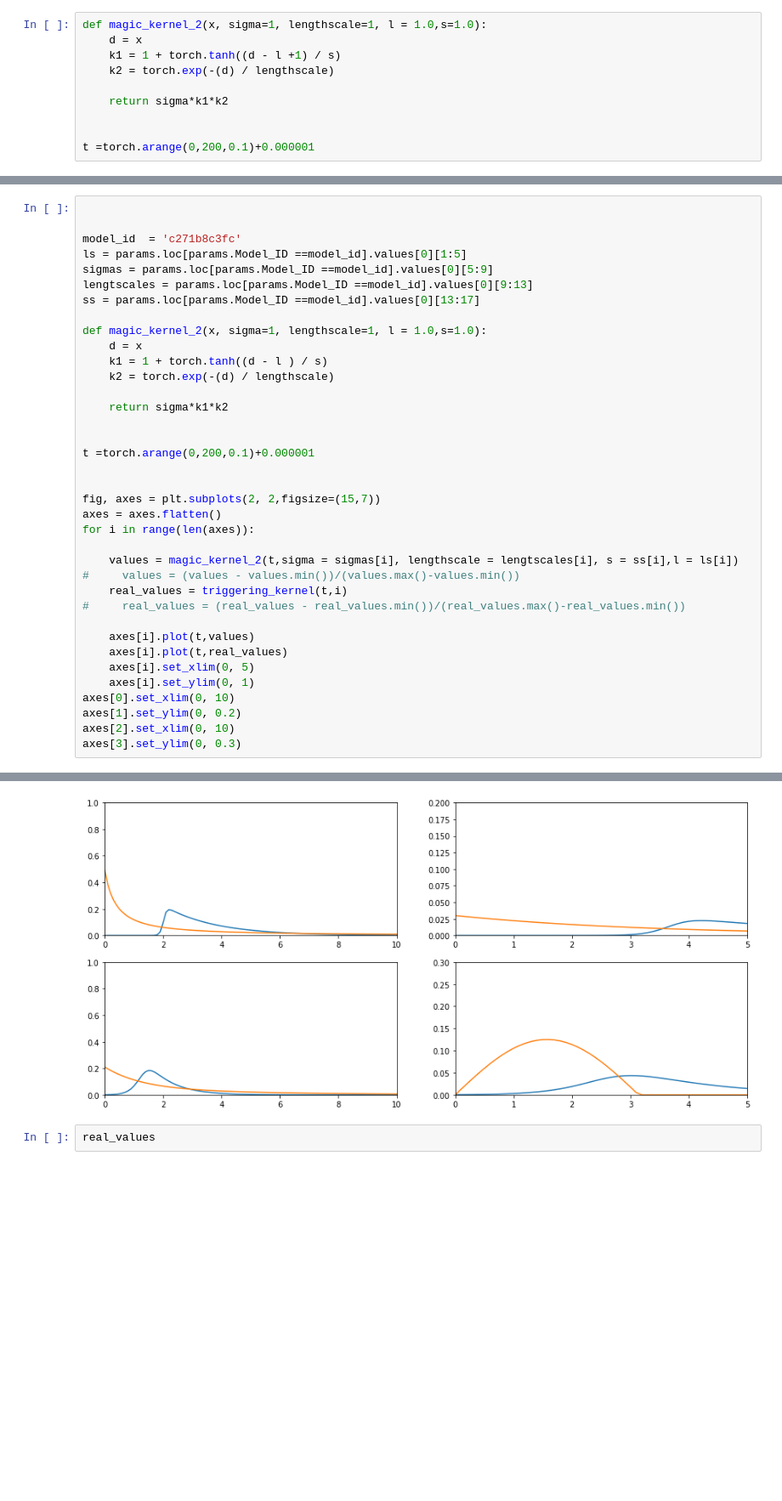
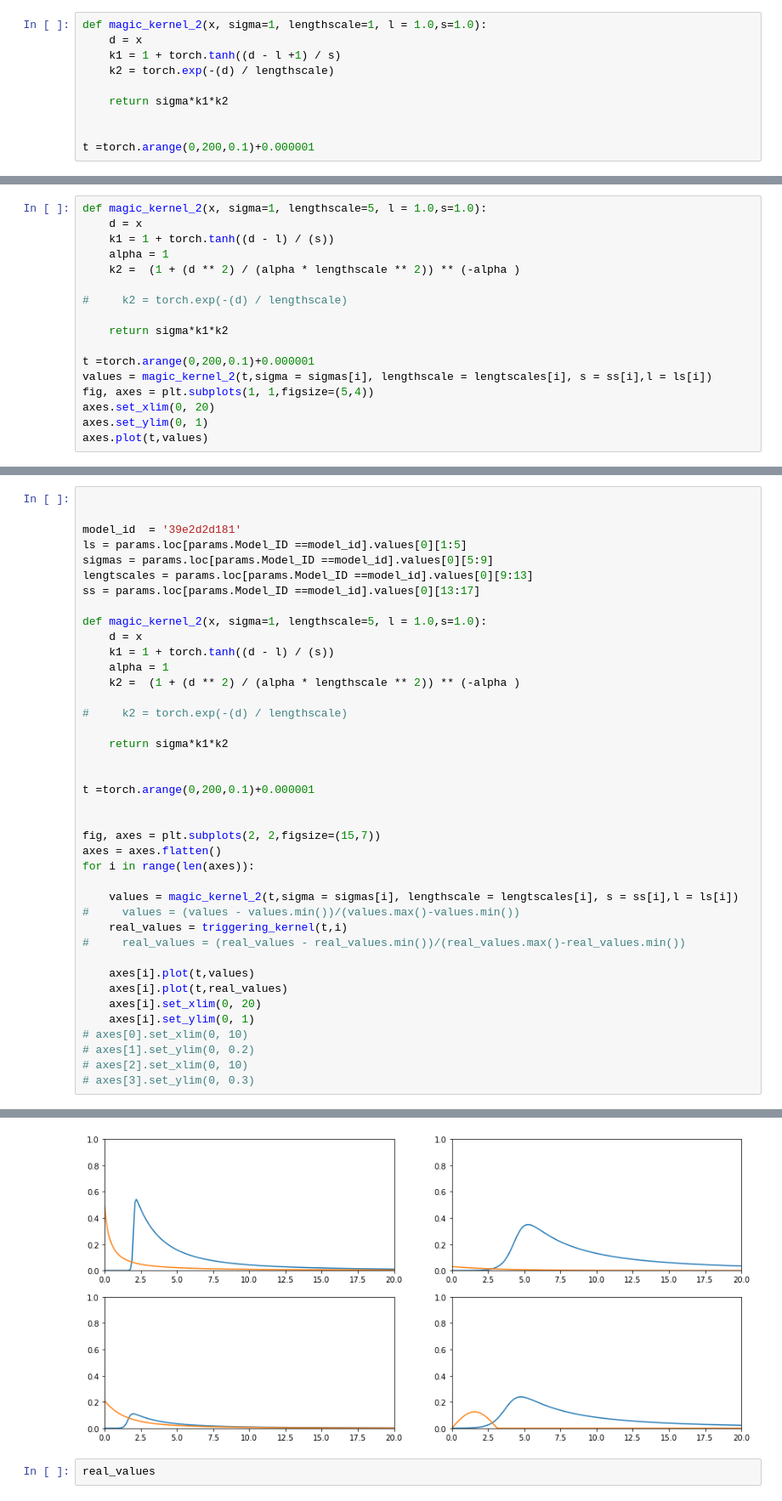
Before and after one commit to yamacisik/gated_kernel_tpp, a Jupyter notebook: kernel_fuctions_experiments.ipynb, the cells around one changed output, grey strips where cells are left out. Shown at 85% size. Cells and saved outputs as stored; diff of their text form; blank space fills up the shorter version.

```diff
--- a/kernel_fuctions_experiments.ipynb
+++ b/kernel_fuctions_experiments.ipynb
@@ -663,0 +665,17 @@ params.tail(5)
+# %%
+def magic_kernel_2(x, sigma=1, lengthscale=5, l = 1.0,s=1.0):
+    d = x
+    k1 = 1 + torch.tanh((d - l) / (s))
+    alpha = 1
+    k2 =  (1 + (d ** 2) / (alpha * lengthscale ** 2)) ** (-alpha )
+
+#     k2 = torch.exp(-(d) / lengthscale)
+
+    return sigma*k1*k2
+
+t =torch.arange(0,200,0.1)+0.000001
+values = magic_kernel_2(t,sigma = sigmas[i], lengthscale = lengtscales[i], s = ss[i],l = ls[i])
+fig, axes = plt.subplots(1, 1,figsize=(5,4))
+axes.set_xlim(0, 20)
+axes.set_ylim(0, 1)
+axes.plot(t,values)
@@ -664,16 +685,19 @@ params.tail(5)
 # %%
 
 
-model_id  = 'c271b8c3fc'
+model_id  = '39e2d2d181'
 ls = params.loc[params.Model_ID ==model_id].values[0][1:5]
 sigmas = params.loc[params.Model_ID ==model_id].values[0][5:9]
 lengtscales = params.loc[params.Model_ID ==model_id].values[0][9:13]
 ss = params.loc[params.Model_ID ==model_id].values[0][13:17]
 
-def magic_kernel_2(x, sigma=1, lengthscale=1, l = 1.0,s=1.0):
+def magic_kernel_2(x, sigma=1, lengthscale=5, l = 1.0,s=1.0):
     d = x
-    k1 = 1 + torch.tanh((d - l ) / s)
-    k2 = torch.exp(-(d) / lengthscale)
+    k1 = 1 + torch.tanh((d - l) / (s))
+    alpha = 1
+    k2 =  (1 + (d ** 2) / (alpha * lengthscale ** 2)) ** (-alpha )
+
+#     k2 = torch.exp(-(d) / lengthscale)
 
     return sigma*k1*k2
 
@@ -692,10 +716,10 @@ for i in range(len(axes)):
 
     axes[i].plot(t,values)
     axes[i].plot(t,real_values)
-    axes[i].set_xlim(0, 5)
+    axes[i].set_xlim(0, 20)
     axes[i].set_ylim(0, 1)
-axes[0].set_xlim(0, 10)
-axes[1].set_ylim(0, 0.2)
-axes[2].set_xlim(0, 10)
-axes[3].set_ylim(0, 0.3)
+# axes[0].set_xlim(0, 10)
+# axes[1].set_ylim(0, 0.2)
+# axes[2].set_xlim(0, 10)
+# axes[3].set_ylim(0, 0.3)
 # %% [output]
@@ -703,4 +726,4 @@ axes[3].set_ylim(0, 0.3)
-[figure, old version]
+[figure, new version]
 # %%
 real_values
 # %% [output]
```
Also changed, not shown: parts of 5 cells of this notebook, 1 other file.
